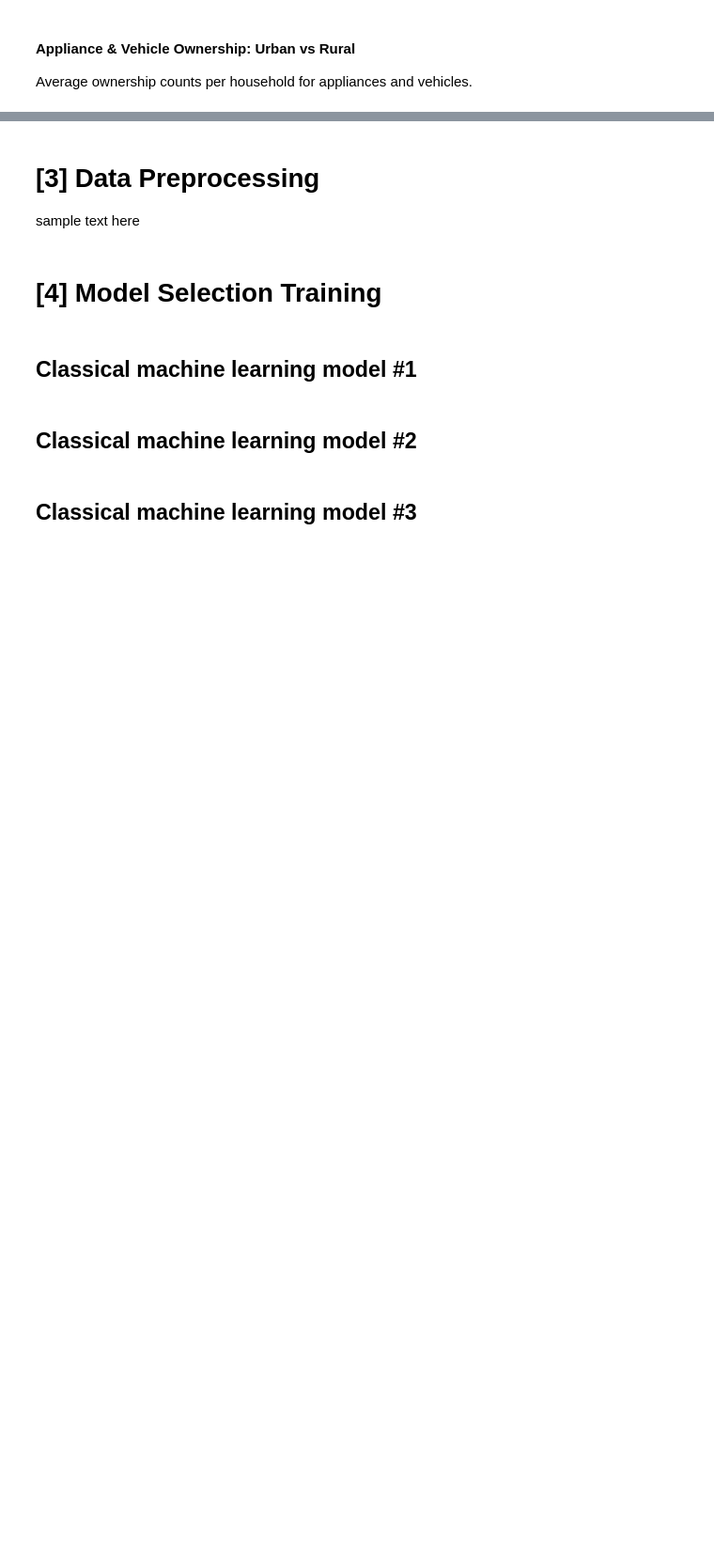
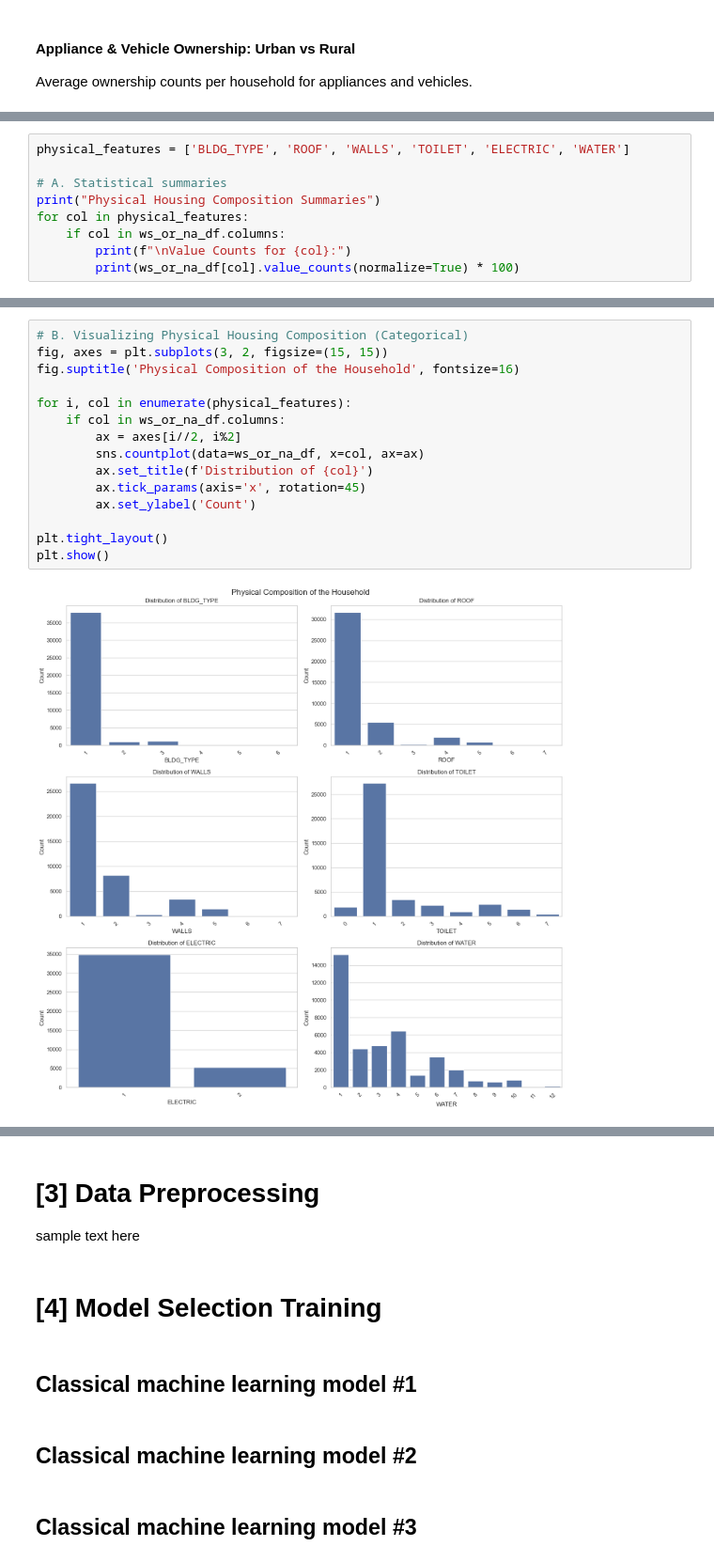
Before and after one commit to NebulaRojo9/STINTSY-MCO, a Jupyter notebook: Group2_nb.ipynb, the cells around one changed output, grey strips where cells are left out. Shown at 94% size. Cells and saved outputs as stored; diff of their text form; blank space fills up the shorter version.

Commit message:
added household composition

```diff
--- a/Group2_nb.ipynb
+++ b/Group2_nb.ipynb
@@ -416,0 +446,9 @@ plt.tight_layout(); plt.show()
+# %%
+physical_features = ['BLDG_TYPE', 'ROOF', 'WALLS', 'TOILET', 'ELECTRIC', 'WATER']
+
+# A. Statistical summaries
+print("Physical Housing Composition Summaries")
+for col in physical_features:
+    if col in ws_or_na_df.columns:
+        print(f"\nValue Counts for {col}:")
+        print(ws_or_na_df[col].value_counts(normalize=True) * 100)
@@ -416,0 +473,17 @@ plt.tight_layout(); plt.show()
+# %%
+# B. Visualizing Physical Housing Composition (Categorical)
+fig, axes = plt.subplots(3, 2, figsize=(15, 15))
+fig.suptitle('Physical Composition of the Household', fontsize=16)
+
+for i, col in enumerate(physical_features):
+    if col in ws_or_na_df.columns:
+        ax = axes[i//2, i%2]
+        sns.countplot(data=ws_or_na_df, x=col, ax=ax)
+        ax.set_title(f'Distribution of {col}')
+        ax.tick_params(axis='x', rotation=45)
+        ax.set_ylabel('Count')
+
+plt.tight_layout()
+plt.show()
+# %% [output]
+[figure, added]
```
Also changed, not shown: parts of 18 cells of this notebook.
